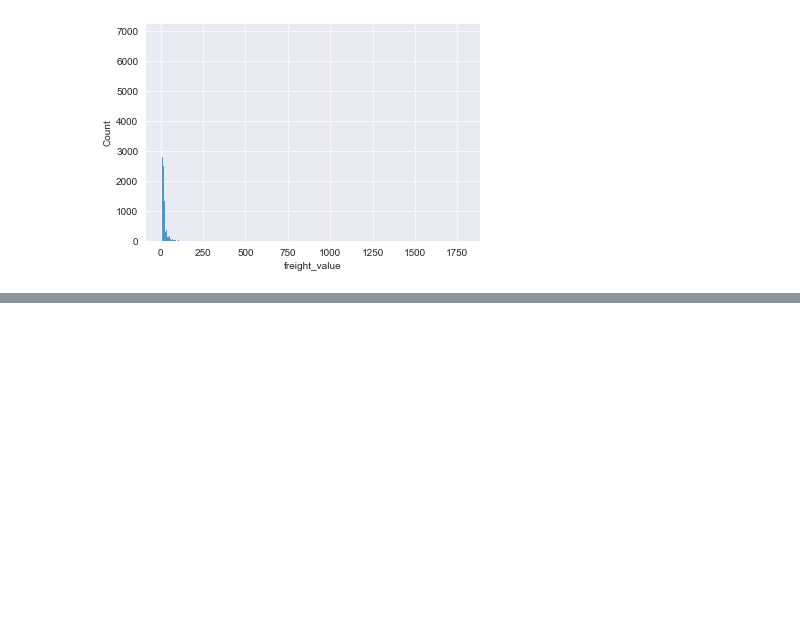
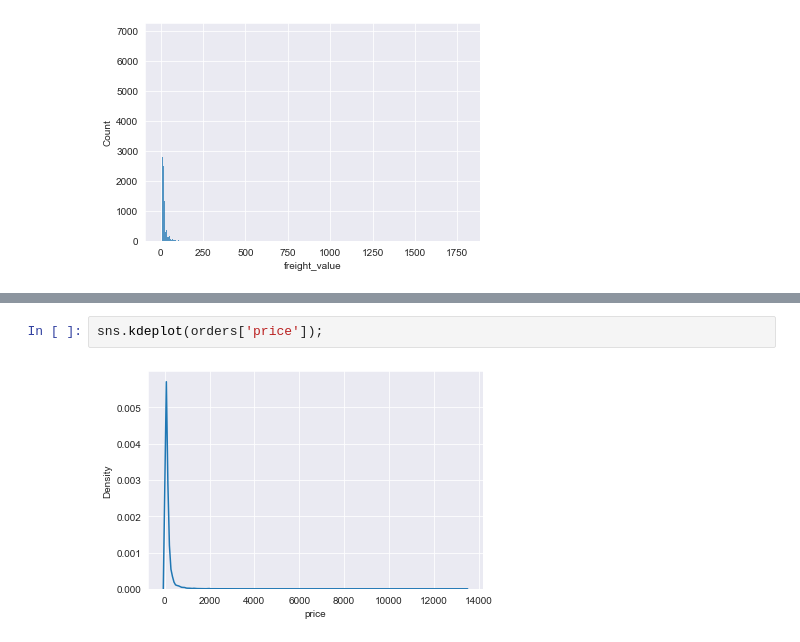
Before and after one commit to phlln/olist-analysis, a Jupyter notebook: notebooks/Orders Dataset - Simple Analysis.ipynb, the cells around one changed output, grey strips where cells are left out. Cells and saved outputs as stored; diff of their text form; blank space fills up the shorter version.

```diff
--- a/notebooks/Orders Dataset - Simple Analysis.ipynb
+++ b/notebooks/Orders Dataset - Simple Analysis.ipynb
@@ -100,0 +133,4 @@ sns.histplot(orders['freight_value']);
+# %%
+sns.kdeplot(orders['price']);
+# %% [output]
+[figure, added]
```
Also changed, not shown: parts of 13 cells of this notebook.
